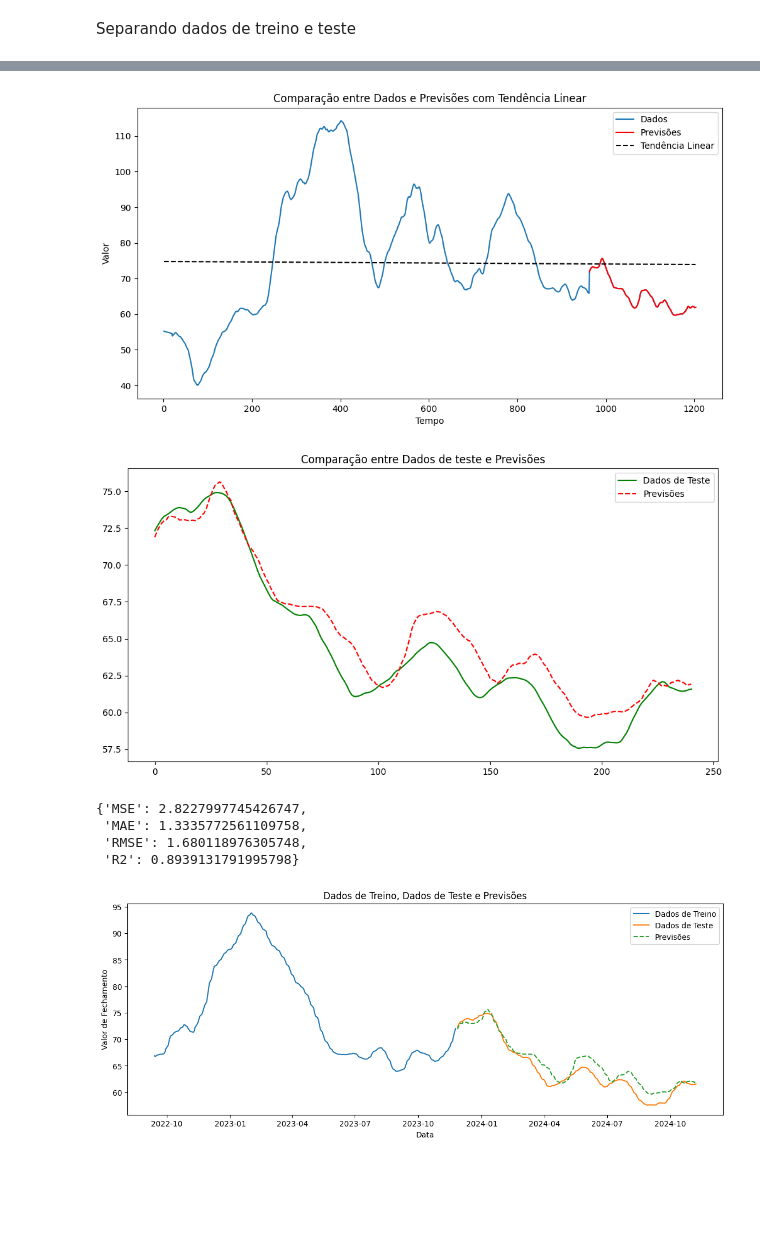
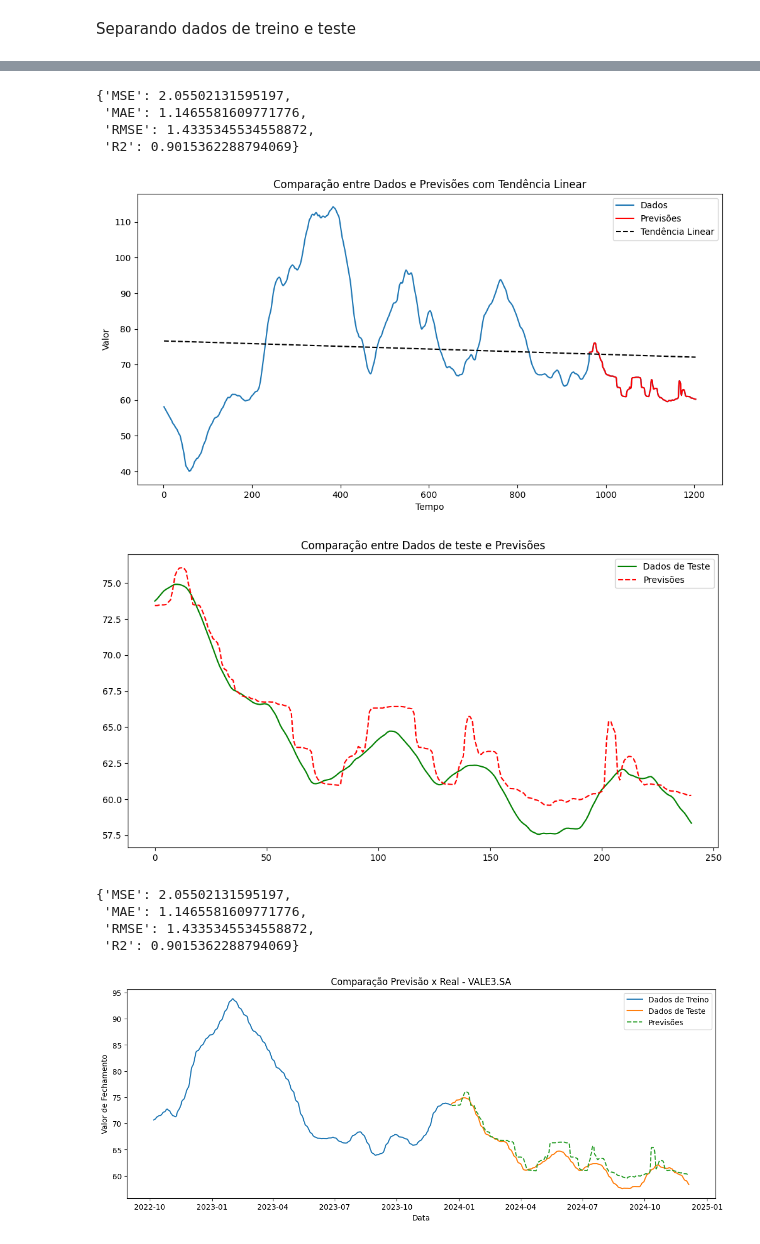
Before and after one commit to tcc-previsao-energia/ml-models, a Jupyter notebook: tcc/tendencia-pedro-decompose.ipynb, the cells around one changed output, grey strips where cells are left out. Drawn from its saved outputs; the diff is of its cells as text; code cells hidden in the pictures; blank space fills up the shorter version.

Commit message:
feat: evolucao modelo RF

```diff
--- a/tcc/tendencia-pedro-decompose.ipynb
+++ b/tcc/tendencia-pedro-decompose.ipynb
@@ -225,13 +223,7 @@ fig.show()
 #melhores_parametros = grid_search.best_params_
 #melhores_parametros
 # %%
-melhores_parametros = {
-'max_depth': 5,
- 'min_samples_leaf': 4,
- 'min_samples_split': 2,
- 'n_estimators': 300,
- 'max_features': 'log2'
-}
+melhores_parametros = melhores_parametros = {'max_depth': 5, 'min_samples_leaf': 4, 'min_samples_split': 2, 'n_estimators': 200} #VALE3
 
 modelo_random_forest = RandomForestRegressor(**melhores_parametros)
 # %%
@@ -245,3 +308,10 @@ y_pred = modelo_random_forest.predict(X_test)
+# %%
+evaluate_model(y_test, y_pred)
+# %% [output]
+{'MSE': 2.05502131595197,
+ 'MAE': 1.1465581609771776,
+ 'RMSE': 1.4335345534558872,
+ 'R2': 0.9015362288794069}
 # %%
 import matplotlib.pyplot as plt
 
@@ -270,7 +340,7 @@ plt.xlabel('Tempo')
 plt.ylabel('Valor')
 plt.show()
 # %% [output]
-[figure, old version]
+[figure, new version]
 # %%
 # Visualização das previsões
 plt.figure(figsize=(12, 6))
@@ -280,42 +350,41 @@ plt.title("Comparação entre Dados de teste e Previsões")
 plt.legend()
 plt.show()
 # %% [output]
-[figure, old version]
+[figure, new version]
-# %%
-# Avaliação do modelo_random_forest aquiii
-evaluate_model(y_test, y_pred)
-# %% [output]
-{'MSE': 2.8227997745426747,
- 'MAE': 1.3335772561109758,
- 'RMSE': 1.680118976305748,
- 'R2': 0.8939131791995798}
+# %%
+evaluate_model(y_test, y_pred)
+# %% [output]
+{'MSE': 2.05502131595197,
+ 'MAE': 1.1465581609771776,
+ 'RMSE': 1.4335345534558872,
+ 'R2': 0.9015362288794069}
 # %%
 index_train = dados.index[:len(dados) - len(y_test)]
 index_test = dados.index[len(dados) - len(y_test):]
 
 # Valores reais de treino e teste
 train_values = dados[target][:len(dados) - len(y_test)]
 test_values = dados[target][len(dados) - len(y_test):]
 
 # Plotando o gráfico
 plt.figure(figsize=(14, 5))
 
 # Plotando os valores reais de treino
 plt.plot(index_train[-300:], train_values[-300:], label='Dados de Treino')
 
 # Plotando os valores reais de teste
 plt.plot(index_test[-300:], test_values[-300:], label='Dados de Teste')
 
 # Plotando as previsões
 plt.plot(index_test[-300:], y_pred[-300:], linestyle='--', label='Previsões')
 
-plt.title('Dados de Treino, Dados de Teste e Previsões')
+plt.title('Comparação Previsão x Real - ' + EMPRESA)
 plt.xlabel('Data')
 plt.ylabel('Valor de Fechamento')
 plt.legend(loc='best')
 plt.show()
 # %% [output]
-[figure, old version]
+[figure, new version]
 # %%
 dados_forward = dados.copy()
 last_pred = y_pred[-1]
```
Also changed, not shown: parts of 10 cells of this notebook.
